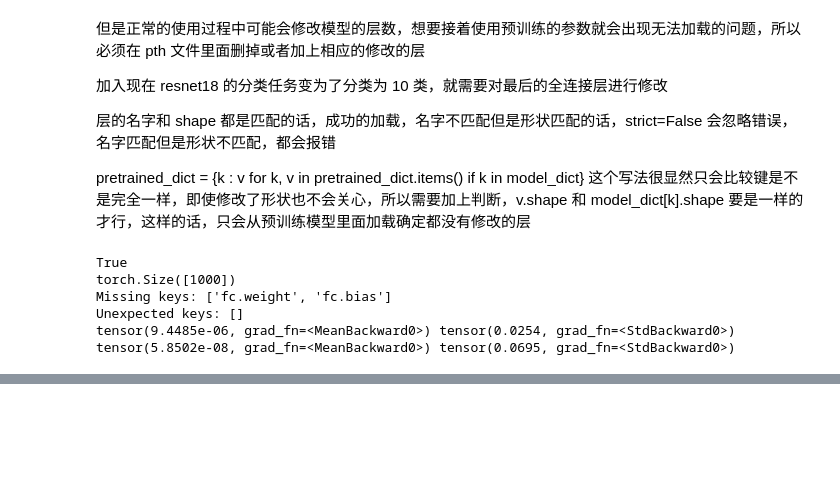
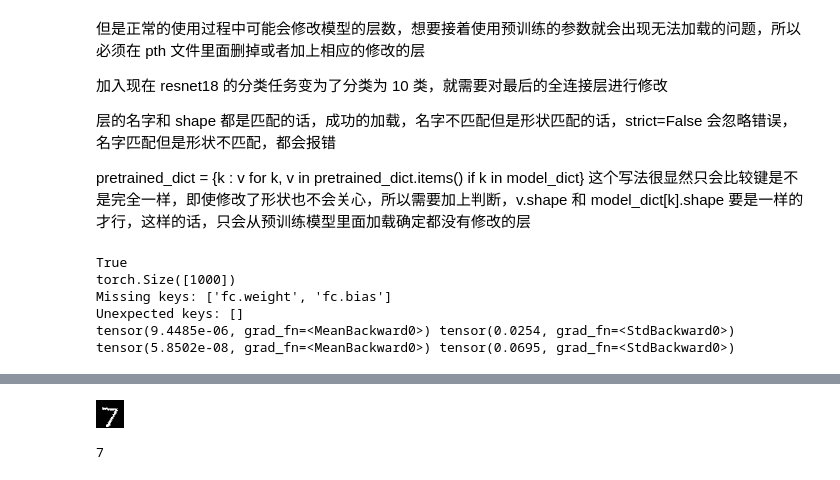
Before and after one commit to fangqing408/04-PythonPackagesLearning-in-DeepLearning, a Jupyter notebook: torch.torchvision_learning.ipynb, the cells around one changed output, grey strips where cells are left out. Drawn from its saved outputs; the diff is of its cells as text; code cells hidden in the pictures; blank space fills up the shorter version.

```diff
--- a/torch.torchvision_learning.ipynb
+++ b/torch.torchvision_learning.ipynb
@@ -120,0 +129,22 @@ model.named_parameters() 返回键值对，代表层的名字和对应的 shape
+# %%
+from torchvision import datasets, transforms as T
+
+transform = T.Compose([
+    T.ToTensor(),
+    T.Normalize((0.5), (0.5))
+])
+
+mnist = datasets.MNIST('data/', download=True, train=False, transform=transform)
+# root 数据集的存放路径，没有的话，会自动存放到该文件夹
+# train 是否加载训练集，否则的话就是测试集
+# transform torchvision.transforms 包含对图像进行变换的函数，ToTensor()、Normalize()
+# target_transform torchvision.transforms 对标签变换的函数，一般不使用
+# download 如果本地没有数据集，是否从网上下载
+
+img = mnist[0][0]
+label = mnist[0][1]
+to_img = T.ToPILImage()
+display(to_img(img), label)
+# %% [output]
+[figure, added]
+7
```
Also changed, not shown: parts of 10 cells of this notebook, 12 other files.
